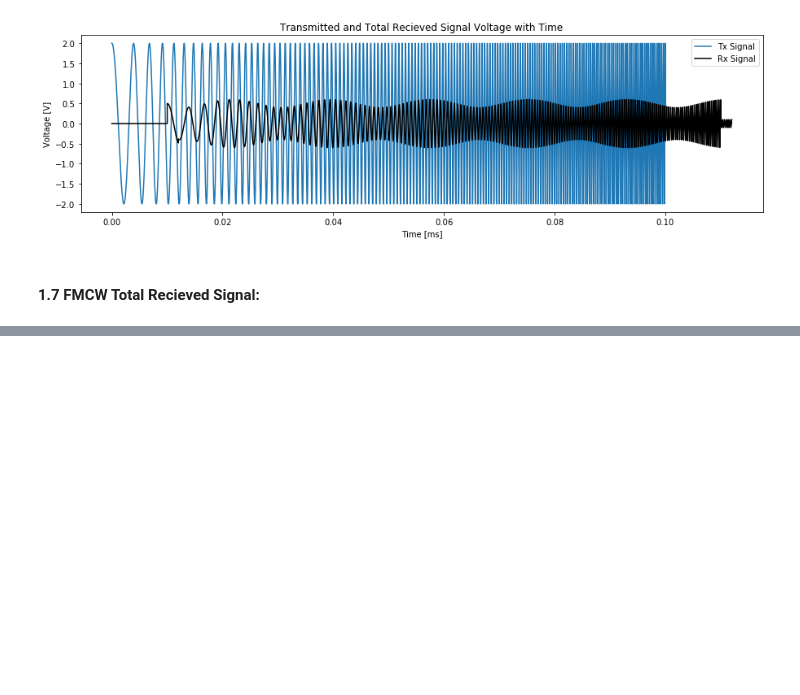
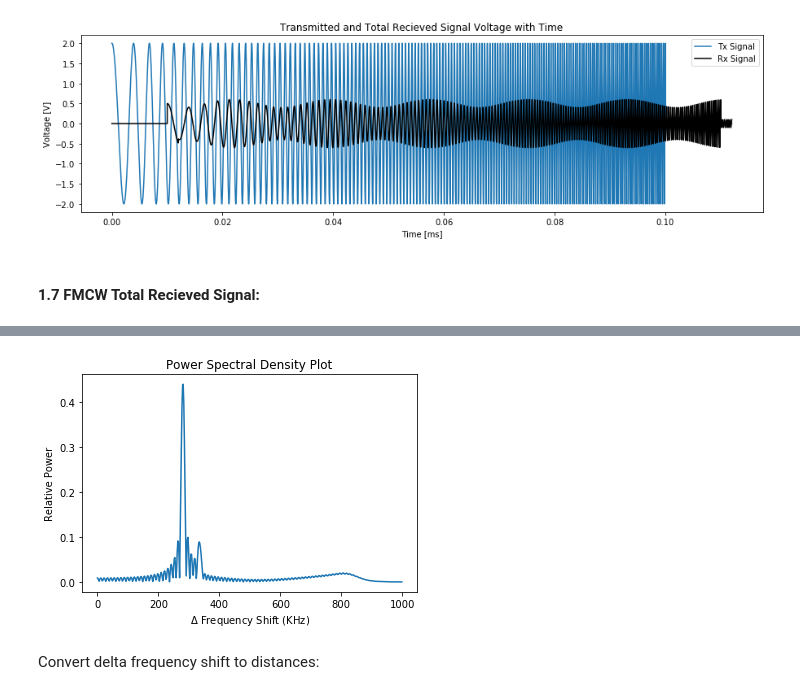
Before and after one commit to spestana/microwave-rs, a Jupyter notebook: Homework1.ipynb, the cells around one changed output, grey strips where cells are left out. Saved outputs shown, nothing was run; the diff lists cells and outputs as text; code cells hidden in the pictures; blank space fills up the shorter version.

```diff
--- a/Homework1.ipynb
+++ b/Homework1.ipynb
@@ -186,0 +221,20 @@ plt.legend(loc='best');
+# %%
+n = 2**10 # number of sample points
+
+# Compute FFT on s
+sf_ = np.fft.fft(s,n)
+sf = np.abs(sf_[:n//2]) # take absolute value, limit to positive freqs only
+
+# Create freq array for s, in cycles per second (Hz)
+freq_ = np.fft.fftfreq(sf_.size, dt_s)
+freq = freq_[:n//2] # limit to positive freqs only
+# %%
+# Plot PSD:
+plt.plot(freq/1e3,sf)
+plt.title('Power Spectral Density Plot')
+plt.ylabel('Relative Power')
+plt.xlabel('$\Delta$ Frequency Shift (KHz)');
+# %% [output]
+[figure, added]
+# %% [markdown]
+Convert delta frequency shift to distances:
```
Also changed, not shown: parts of 16 cells of this notebook.
